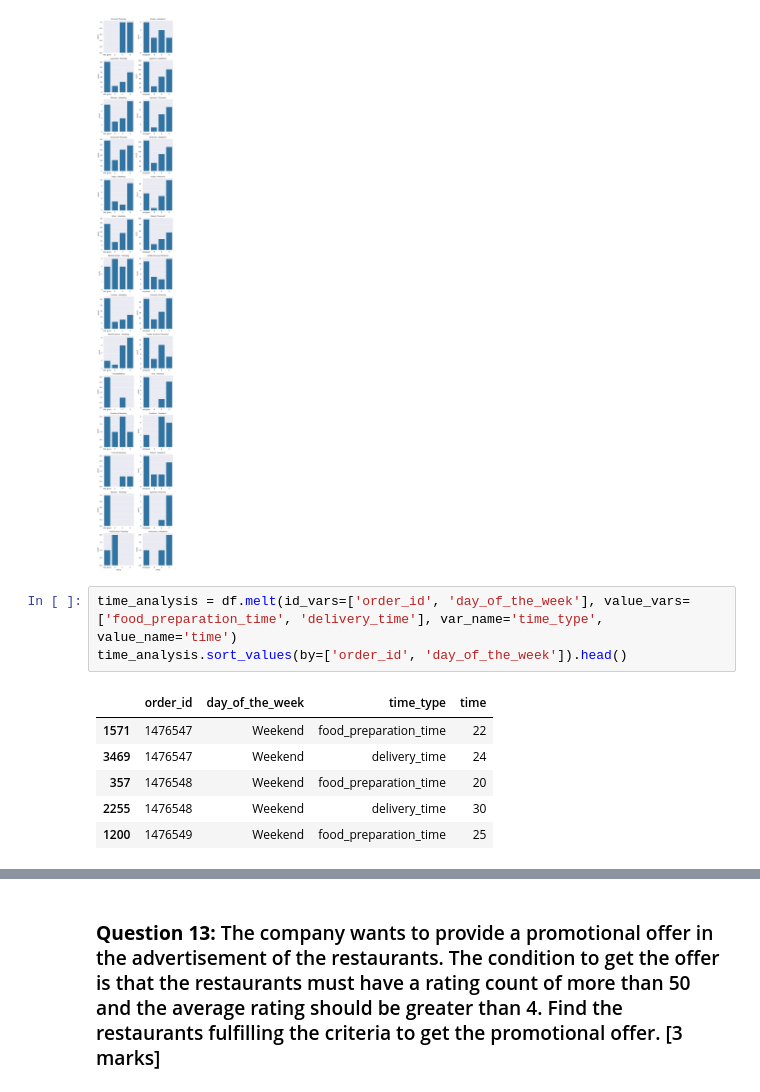
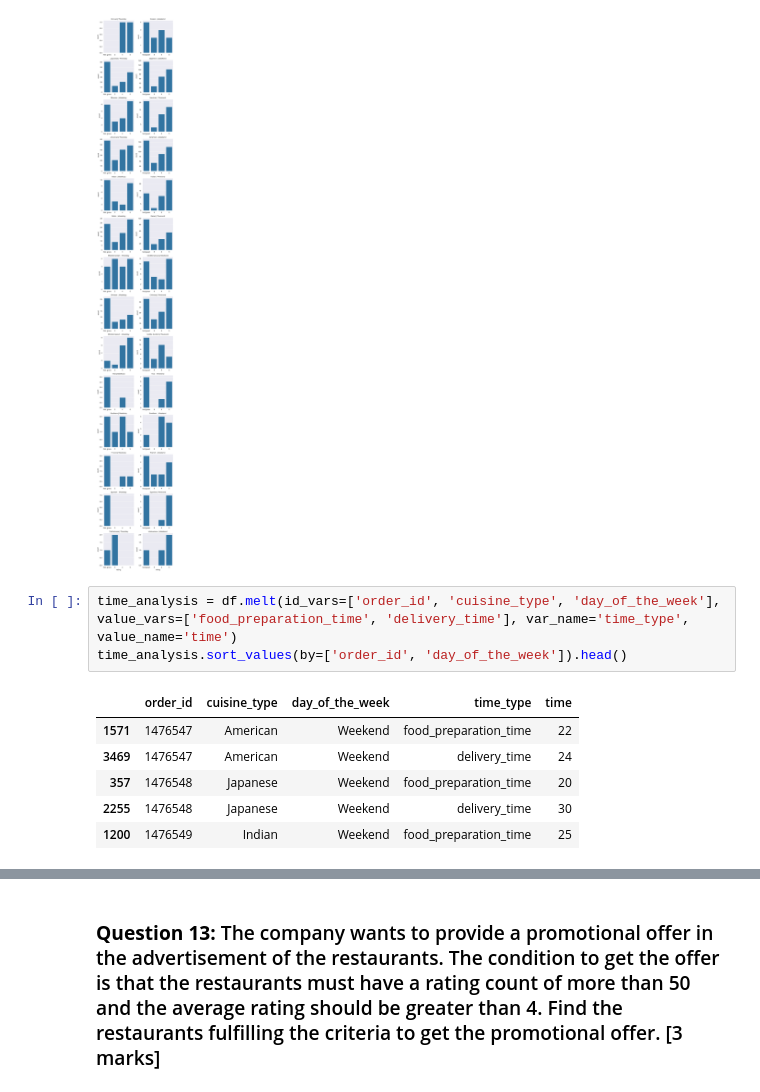
Before and after one commit to tinlong/AIML, a Jupyter notebook: Python Foundations/Project 1/PYF_Project_LearnerNotebook_FullCode.ipynb, the cells around one changed output, grey strips where cells are left out. Cells and saved outputs as stored; diff of their text form.

Commit message:
WIP: multivariate analysis cont'd

```diff
--- a/Python Foundations/Project 1/PYF_Project_LearnerNotebook_FullCode.ipynb
+++ b/Python Foundations/Project 1/PYF_Project_LearnerNotebook_FullCode.ipynb
@@ -394,14 +406,14 @@ g.map(sns.countplot, 'rating', order=['Not given', '3', '4', '5'])
 <seaborn.axisgrid.FacetGrid at 0x...>
 [figure]
 # %%
-time_analysis = df.melt(id_vars=['order_id', 'day_of_the_week'], value_vars=['food_preparation_time', 'delivery_time'], var_name='time_type', value_name='time')
+time_analysis = df.melt(id_vars=['order_id', 'cuisine_type', 'day_of_the_week'], value_vars=['food_preparation_time', 'delivery_time'], var_name='time_type', value_name='time')
 time_analysis.sort_values(by=['order_id', 'day_of_the_week']).head()
 # %% [output]
-|  | order_id | day_of_the_week | time_type | time |
-| 1571 | 1476547 | Weekend | food_preparation_time | 22 |
-| 3469 | 1476547 | Weekend | delivery_time | 24 |
-| 357 | 1476548 | Weekend | food_preparation_time | 20 |
-| 2255 | 1476548 | Weekend | delivery_time | 30 |
-| 1200 | 1476549 | Weekend | food_preparation_time | 25 |
+|  | order_id | cuisine_type | day_of_the_week | time_type | time |
+| 1571 | 1476547 | American | Weekend | food_preparation_time | 22 |
+| 3469 | 1476547 | American | Weekend | delivery_time | 24 |
+| 357 | 1476548 | Japanese | Weekend | food_preparation_time | 20 |
+| 2255 | 1476548 | Japanese | Weekend | delivery_time | 30 |
+| 1200 | 1476549 | Indian | Weekend | food_preparation_time | 25 |
 # %%
 sns.boxplot(data=time_analysis, x='time_type', y='time', hue='day_of_the_week', hue_order=['Weekday', 'Weekend'])
```
Also changed, not shown: parts of 3 cells of this notebook.
